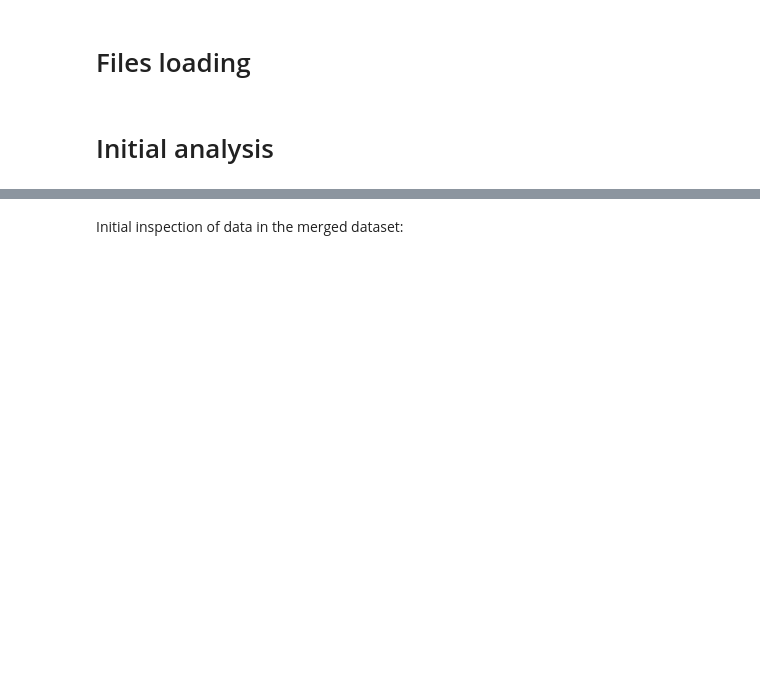
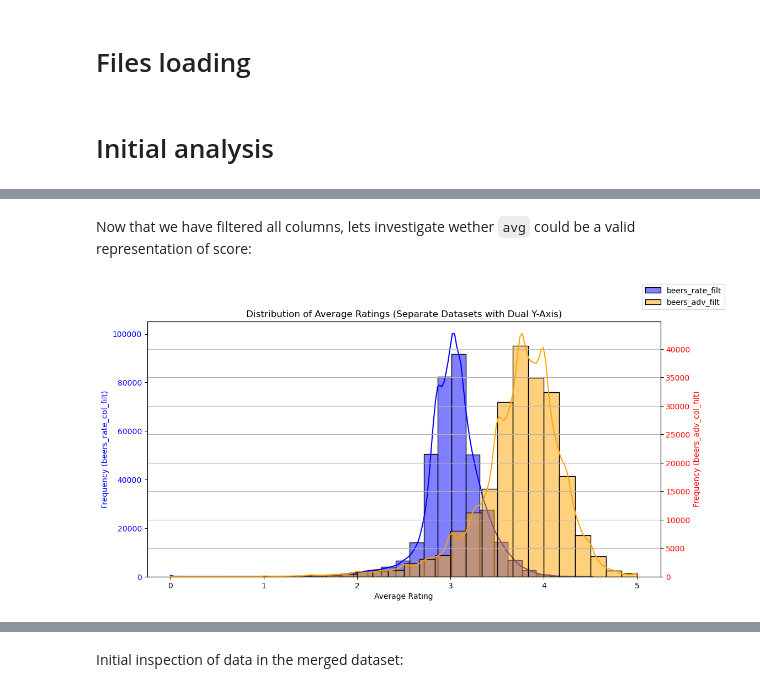
Before and after one commit to epfl-ada/ada-2024-project-mediterranean, a Jupyter notebook: beers_analysis.ipynb, the cells around one changed output, grey strips where cells are left out. Cells and saved outputs as stored; diff of their text form; code cells hidden in the pictures; blank space fills up the shorter version.

Commit message:
beer analysis pre-merging

```diff
--- a/beers_analysis.ipynb
+++ b/beers_analysis.ipynb
@@ -23,0 +73,4 @@ beers = pd.read_csv("data/Processed/Matched/beers_processed_matched.csv", sep=",
+# %%
+print("Common columns between the two datasets:")
+common_beers_cols = set(beers_rate.columns).intersection(set(beers_adv.columns))
+print(common_beers_cols)
@@ -23,0 +80,14 @@ beers = pd.read_csv("data/Processed/Matched/beers_processed_matched.csv", sep=",
+# %%
+beers_rate_col_filt = beers_rate[list(common_beers_cols)]
+beers_adv_col_filt = beers_adv[list(common_beers_cols)]
+
+desired_order = [
+    'beer_id','beer_name',
+    'brewery_id','brewery_name',
+    'style','abv',
+    'nbr_ratings','avg','avg_computed','avg_matched_valid_ratings','zscore','nbr_matched_valid_ratings',
+    'location', 'location_region','US', 'UK', 'Canada'
+]
+
+beers_rate_col_filt = beers_rate_col_filt[desired_order]
+beers_adv_col_filt = beers_adv_col_filt[desired_order]
@@ -23,0 +151,7 @@ beers = pd.read_csv("data/Processed/Matched/beers_processed_matched.csv", sep=",
+# %%
+columns_to_drop = ['avg_matched_valid_ratings', 'zscore']
+beers_rate_col_filt = beers_rate_col_filt.drop(columns=columns_to_drop, errors='ignore')
+beers_adv_col_filt = beers_adv_col_filt.drop(columns=columns_to_drop, errors='ignore')
+
+beers_rate_col_filt = beers_rate_col_filt.dropna(subset=['avg', 'abv'])
+beers_adv_col_filt = beers_adv_col_filt.dropna(subset=['avg', 'abv'])
@@ -23,0 +176,21 @@ beers = pd.read_csv("data/Processed/Matched/beers_processed_matched.csv", sep=",
+# %% [markdown]
+Now that we have filtered all columns, lets investigate wether `avg` could be a valid representation of score:
+# %%
+fig, ax1 = plt.subplots(figsize=(12, 6))
+
+sns.histplot(beers_rate_col_filt['avg'], bins=30, kde=True, color='blue', alpha=0.5, ax=ax1, label='beers_rate_filt')
+ax1.set_xlabel('Average Rating')
+ax1.set_ylabel('Frequency (beers_rate_col_filt)', color='blue')
+ax1.tick_params(axis='y', labelcolor='blue')
+
+ax2 = ax1.twinx()
+sns.histplot(beers_adv_col_filt['avg'], bins=30, kde=True, color='orange', alpha=0.5, ax=ax2, label='beers_adv_filt')
+ax2.set_ylabel('Frequency (beers_adv_col_filt)', color='red')
+ax2.tick_params(axis='y', labelcolor='red')
+
+plt.title('Distribution of Average Ratings pre-Normalization (Separate Datasets with Dual Y-Axis)')
+fig.legend(loc='upper right')
+plt.grid(True)
+plt.show()
+# %% [output]
+[figure, added]
```
Also changed, not shown: parts of 22 cells of this notebook.
